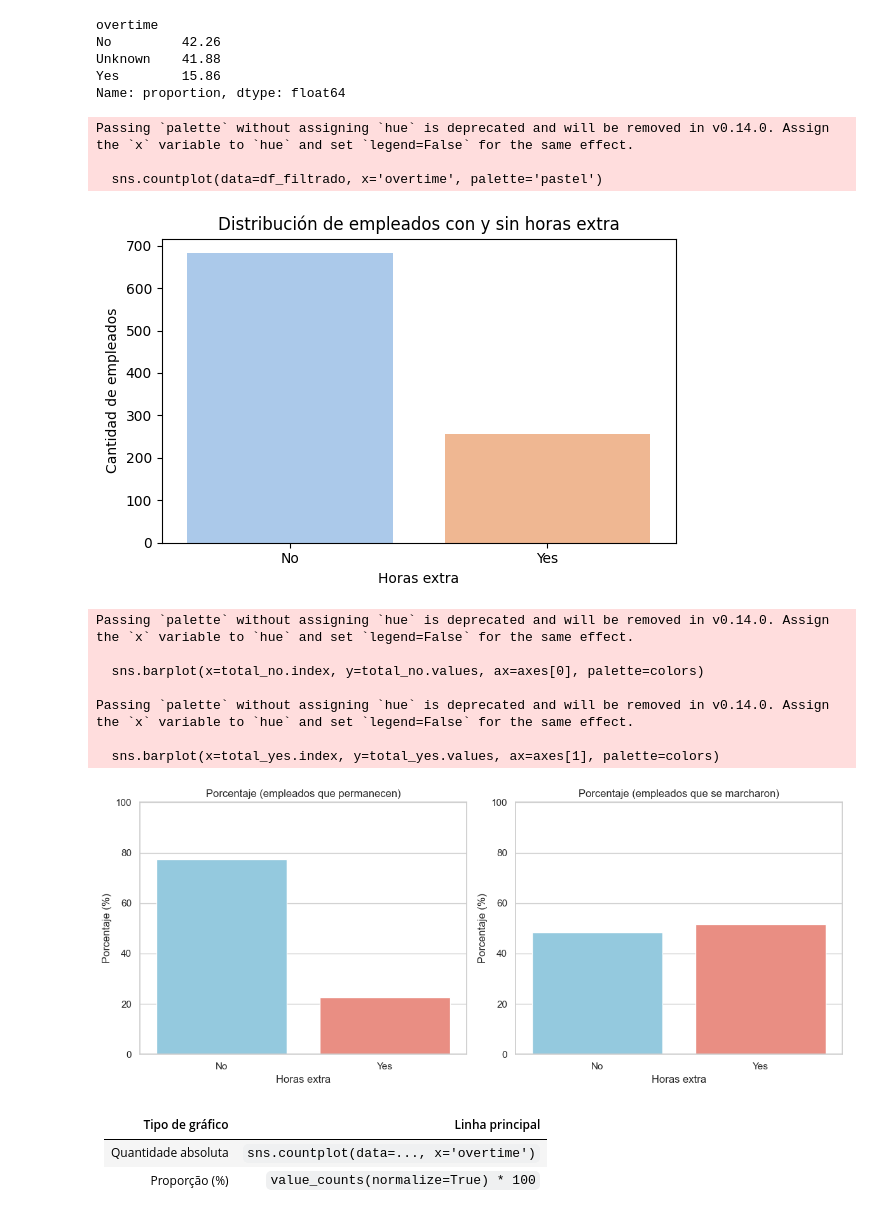
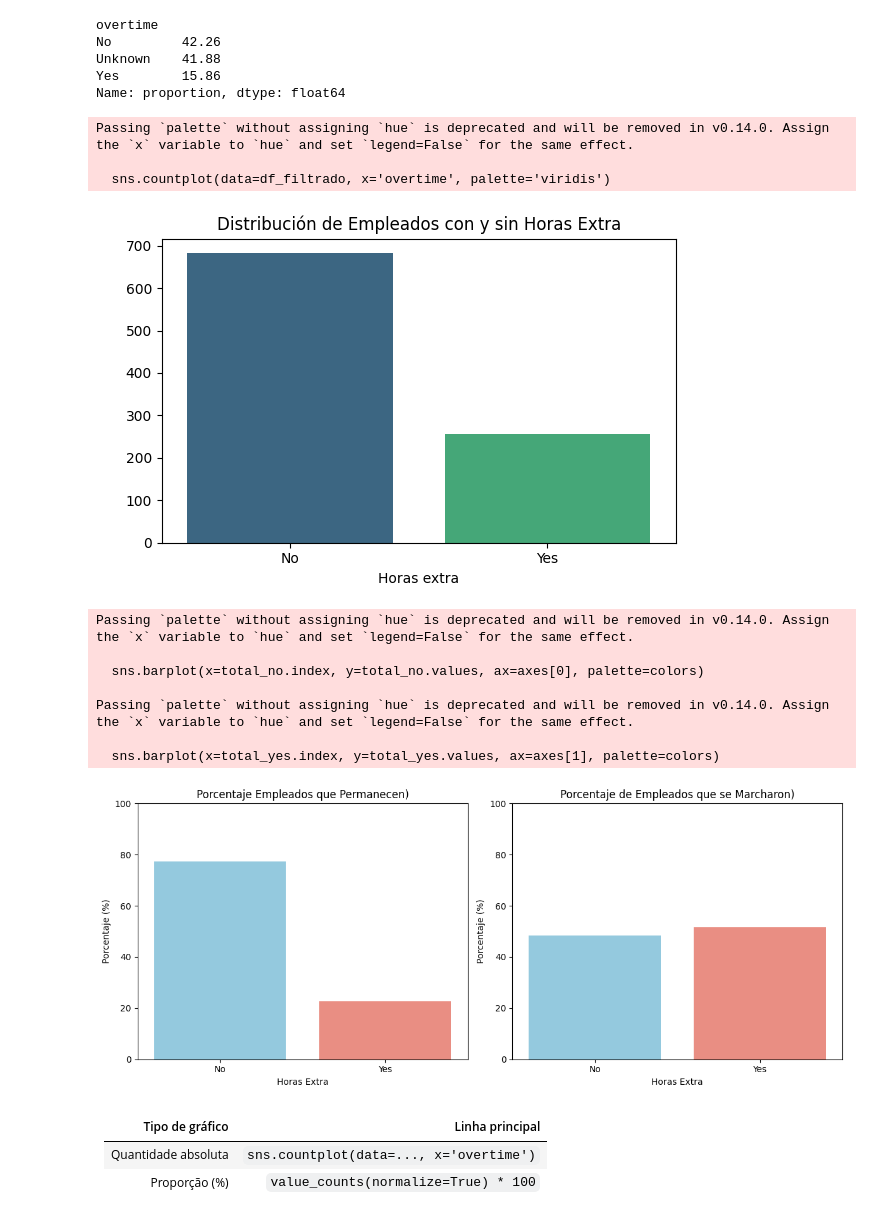
Before and after one commit to ana-nobre/Talent-Optimization-for-Corporation-HR-Data-Analytics, a Jupyter notebook: contexto.ipynb, the cells around one changed output. Saved outputs shown, nothing was run; the diff lists cells and outputs as text; code cells hidden in the pictures.

```diff
--- a/contexto.ipynb
+++ b/contexto.ipynb
@@ -214,20 +249,20 @@ Name: proportion, dtype: float64
 # %%
 # Filtrar registros com valores válidos em 'overtime'
 df_filtrado = df[df['overtime'] != 'Unknown']
 
 # Gráfico: Distribución de empleados con y sin horas extra  SIN NULOS
 plt.figure(figsize=(6, 4))
-sns.countplot(data=df_filtrado, x='overtime', palette='pastel')
-plt.title('Distribución de empleados con y sin horas extra')
+sns.countplot(data=df_filtrado, x='overtime', palette='viridis')
+plt.title('Distribución de Empleados con y sin Horas Extra')
 plt.xlabel('Horas extra')
-plt.ylabel('Cantidad de empleados')
+plt.ylabel('  ')
 plt.tight_layout()
 plt.show()
 # %% [output]
 Passing `palette` without assigning `hue` is deprecated and will be removed in v0.14.0. Assign the `x` variable to `hue` and set `legend=False` for the same effect.
 
-  sns.countplot(data=df_filtrado, x='overtime', palette='pastel')
+  sns.countplot(data=df_filtrado, x='overtime', palette='viridis')
-[figure, old version]
+[figure, new version]
 # %%
 # Reordenar os valores para garantir que as cores sejam atribuídas corretamente
 total_no = df_filtrado[df_filtrado['attrition'] == 'No']['overtime'].value_counts(normalize=True).reindex(['No', 'Yes']) * 100
@@ -240,15 +275,15 @@ colors = ['skyblue', 'salmon']  # 'No' = azul, 'Yes' = salmão
 
 # Gráfico: funcionários que permanecem
 sns.barplot(x=total_no.index, y=total_no.values, ax=axes[0], palette=colors)
-axes[0].set_title('Porcentaje (empleados que permanecen)')
-axes[0].set_xlabel('Horas extra')
+axes[0].set_title('Porcentaje Empleados que Permanecen)')
+axes[0].set_xlabel('Horas Extra')
 axes[0].set_ylabel('Porcentaje (%)')
 axes[0].set_ylim(0, 100)
 
 # Gráfico: funcionários que se marcharam
 sns.barplot(x=total_yes.index, y=total_yes.values, ax=axes[1], palette=colors)
-axes[1].set_title('Porcentaje (empleados que se marcharon)')
-axes[1].set_xlabel('Horas extra')
+axes[1].set_title('Porcentaje de Empleados que se Marcharon)')
+axes[1].set_xlabel('Horas Extra')
 axes[1].set_ylabel('Porcentaje (%)')
 axes[1].set_ylim(0, 100)
 
@@ -262,7 +297,7 @@ Passing `palette` without assigning `hue` is deprecated and will be removed in v
 Passing `palette` without assigning `hue` is deprecated and will be removed in v0.14.0. Assign the `x` variable to `hue` and set `legend=False` for the same effect.
 
   sns.barplot(x=total_yes.index, y=total_yes.values, ax=axes[1], palette=colors)
-[figure, old version]
+[figure, new version]
 # %% [markdown]
 | Tipo de gráfico     | Linha principal                         |
 | ------------------- | --------------------------------------- |
```
Also changed, not shown: parts of 10 cells of this notebook, 3 other files.
